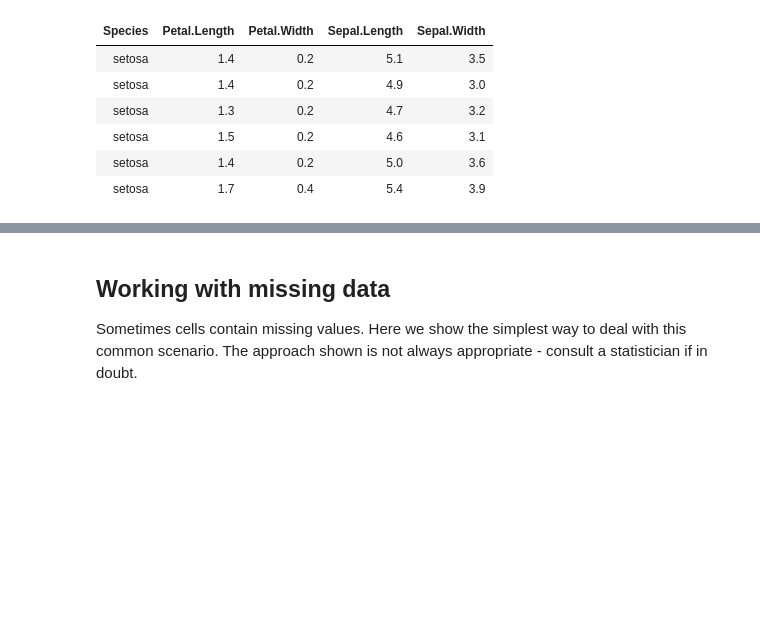
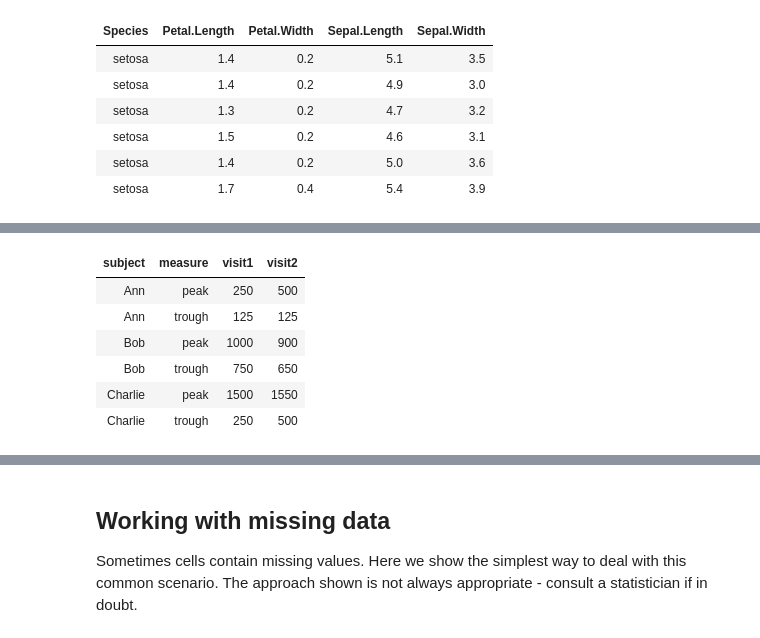
Before and after one commit to anhnguyendepocen/cfar-data-analysis-with-R-2017, a Jupyter notebook: notebooks/Preparing data for analysis with tidyr.ipynb, the cells around one changed output, grey strips where cells are left out. Saved outputs shown, nothing was run; the diff lists cells and outputs as text; code cells hidden in the pictures; blank space fills up the shorter version.

```diff
--- a/notebooks/Preparing data for analysis with tidyr.ipynb
+++ b/notebooks/Preparing data for analysis with tidyr.ipynb
@@ -284,0 +261,15 @@ head
+# %%
+subject <- c("Ann", "Ann", "Bob", "Bob", "Charlie", "Charlie")
+measure <- c("peak", "trough", "peak", "trough", "peak", "trough")
+visit1 <- c(250, 125, 1000, 750, 1500, 250)
+visit2 <- c(500, 125, 900, 650, 1550, 500)
+df.4 <- data.frame(subject, measure, visit1, visit2)
+df.4
+# %% [output]
+| subject | measure | visit1 | visit2 |
+| Ann | peak | 250 | 500 |
+| Ann | trough | 125 | 125 |
+| Bob | peak | 1000 | 900 |
+| Bob | trough | 750 | 650 |
+| Charlie | peak | 1500 | 1550 |
+| Charlie | trough | 250 | 500 |
```
Also changed, not shown: parts of 15 cells of this notebook, 3 other files.
